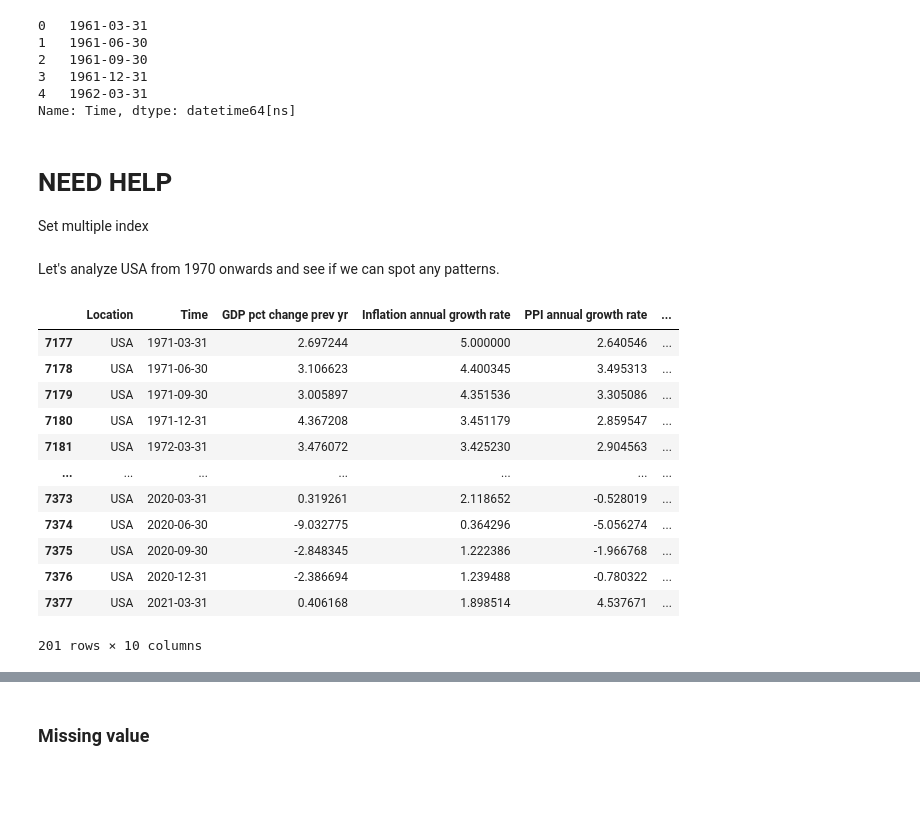
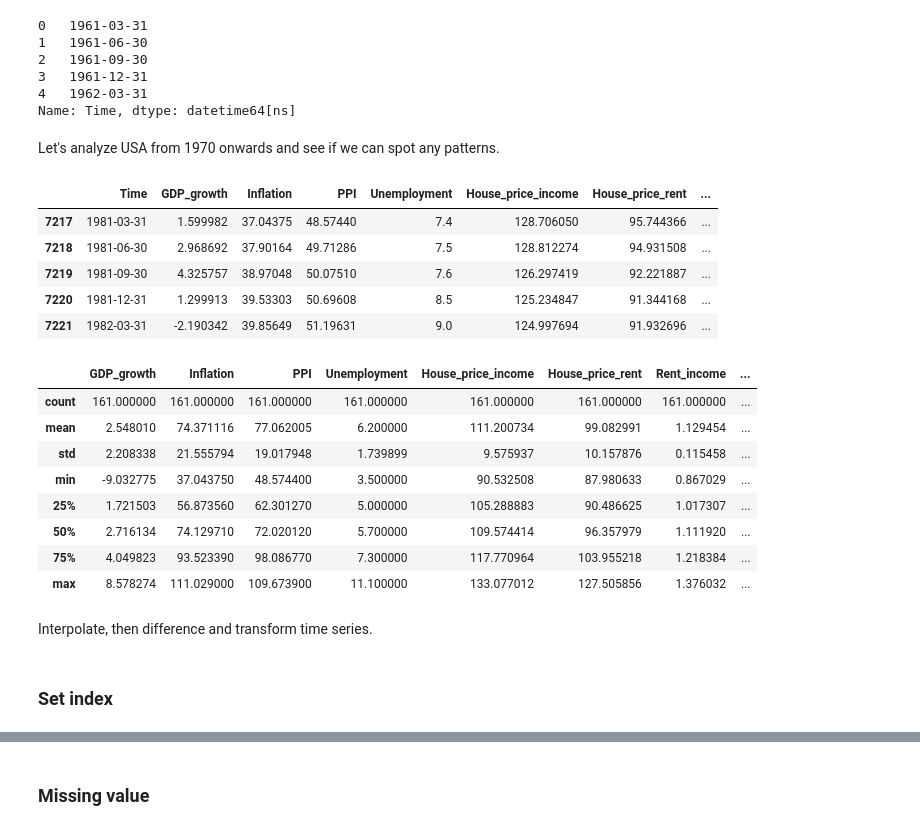
Before and after one commit to hoytlui/GDP-Growth-Forecast-Multivariate-Time-Series-Analysis, a Jupyter notebook: 3_EDA.ipynb, the cells around one changed output, grey strips where cells are left out. Cells and saved outputs as stored; diff of their text form; code cells hidden in the pictures; blank space fills up the shorter version.

```diff
--- a/3_EDA.ipynb
+++ b/3_EDA.ipynb
@@ -59,5 +52,4 @@ memory usage: 729.1+ KB
 # %%
-df['Time'] = pd.to_datetime(df['Time']).dt.strftime('%Y-%m-%d')
 df['Time'] = pd.to_datetime(df['Time'])
 df['Time'].head()
 # %% [output]
@@ -67,25 +59,30 @@ df['Time'].head()
 3   1961-12-31
 4   1962-03-31
 Name: Time, dtype: datetime64[ns]
-# %% [markdown]
-# NEED HELP
-Set multiple index
 # %% [markdown]
 Let's analyze USA from 1970 onwards and see if we can spot any patterns.
 # %%
-df_usa = df[(df['Location'] == 'USA') & (df['Time'].dt.year > 1970)]
-df_usa
+df_new = df[(df['Location'] == 'USA') & (df['Time'].dt.year > 1980)].sort_values('Time')
+df_new.drop(columns='Location', inplace=True)
+df_new.head()
 # %% [output]
-|  | Location | Time | GDP pct change prev yr | Inflation annual growth rate | PPI annual growth rate | ... |
-| 7177 | USA | 1971-03-31 | 2.697244 | 5.000000 | 2.640546 | ... |
-| 7178 | USA | 1971-06-30 | 3.106623 | 4.400345 | 3.495313 | ... |
-| 7179 | USA | 1971-09-30 | 3.005897 | 4.351536 | 3.305086 | ... |
-| 7180 | USA | 1971-12-31 | 4.367208 | 3.451179 | 2.859547 | ... |
-| 7181 | USA | 1972-03-31 | 3.476072 | 3.425230 | 2.904563 | ... |
-| ... | ... | ... | ... | ... | ... | ... |
-| 7373 | USA | 2020-03-31 | 0.319261 | 2.118652 | -0.528019 | ... |
-| 7374 | USA | 2020-06-30 | -9.032775 | 0.364296 | -5.056274 | ... |
-| 7375 | USA | 2020-09-30 | -2.848345 | 1.222386 | -1.966768 | ... |
-| 7376 | USA | 2020-12-31 | -2.386694 | 1.239488 | -0.780322 | ... |
-| 7377 | USA | 2021-03-31 | 0.406168 | 1.898514 | 4.537671 | ... |
+|  | Time | GDP_growth | Inflation | PPI | Unemployment | House_price_income | House_price_rent | ... |
+| 7217 | 1981-03-31 | 1.599982 | 37.04375 | 48.57440 | 7.4 | 128.706050 | 95.744366 | ... |
+| 7218 | 1981-06-30 | 2.968692 | 37.90164 | 49.71286 | 7.5 | 128.812274 | 94.931508 | ... |
+| 7219 | 1981-09-30 | 4.325757 | 38.97048 | 50.07510 | 7.6 | 126.297419 | 92.221887 | ... |
+| 7220 | 1981-12-31 | 1.299913 | 39.53303 | 50.69608 | 8.5 | 125.234847 | 91.344168 | ... |
+| 7221 | 1982-03-31 | -2.190342 | 39.85649 | 51.19631 | 9.0 | 124.997694 | 91.932696 | ... |
-201 rows × 10 columns
+# %%
+df_new.describe()
+# %% [output]
+|  | GDP_growth | Inflation | PPI | Unemployment | House_price_income | House_price_rent | Rent_income | ... |
+| count | 161.000000 | 161.000000 | 161.000000 | 161.000000 | 161.000000 | 161.000000 | 161.000000 | ... |
+| mean | 2.548010 | 74.371116 | 77.062005 | 6.200000 | 111.200734 | 99.082991 | 1.129454 | ... |
+| std | 2.208338 | 21.555794 | 19.017948 | 1.739899 | 9.575937 | 10.157876 | 0.115458 | ... |
+| min | -9.032775 | 37.043750 | 48.574400 | 3.500000 | 90.532508 | 87.980633 | 0.867029 | ... |
+| 25% | 1.721503 | 56.873560 | 62.301270 | 5.000000 | 105.288883 | 90.486625 | 1.017307 | ... |
+| 50% | 2.716134 | 74.129710 | 72.020120 | 5.700000 | 109.574414 | 96.357979 | 1.111920 | ... |
+| 75% | 4.049823 | 93.523390 | 98.086770 | 7.300000 | 117.770964 | 103.955218 | 1.218384 | ... |
+| max | 8.578274 | 111.029000 | 109.673900 | 11.100000 | 133.077012 | 127.505856 | 1.376032 | ... |
+# %% [markdown]
+Interpolate, then difference and transform time series.
@@ -91,0 +115,2 @@ df_usa
+# %% [markdown]
+### Set index
```
Also changed, not shown: parts of 44 cells of this notebook.
